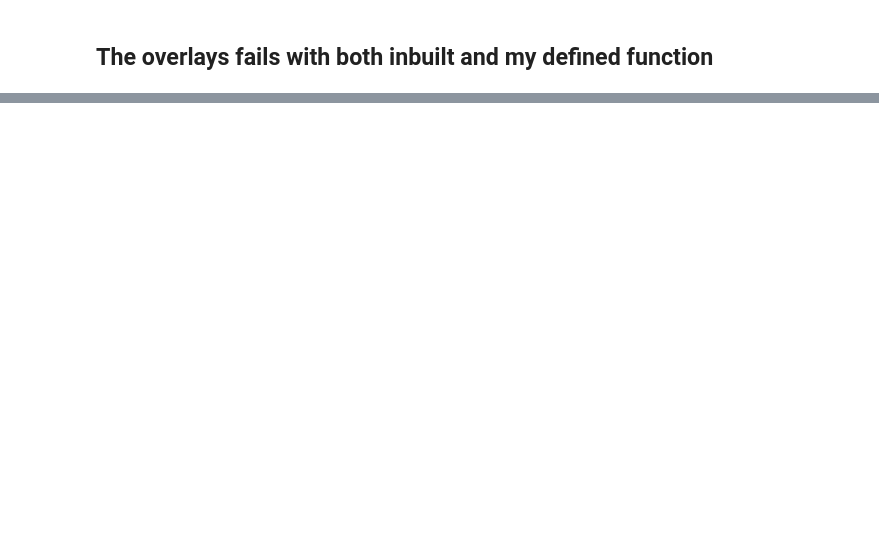
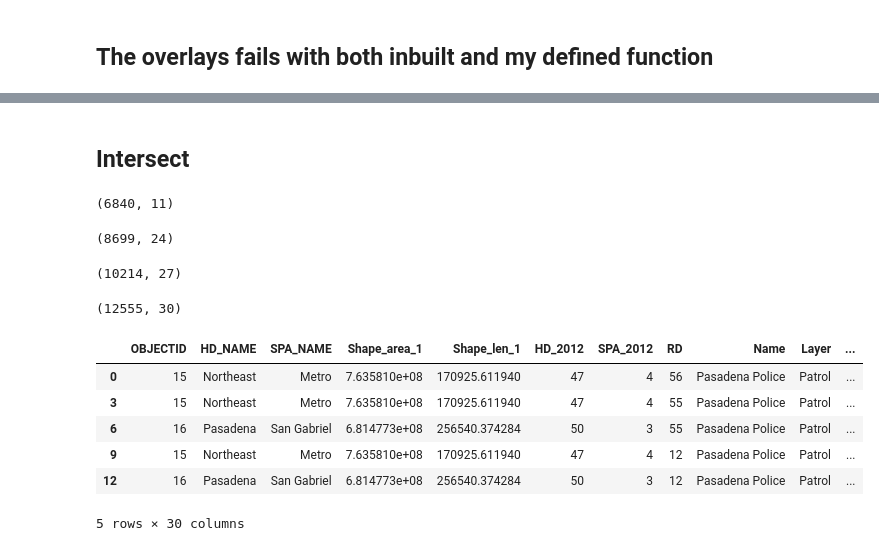
Before and after one commit to gauravcusp/ARGO_Labs, a Jupyter notebook: Week2.ipynb, the cells around one changed output, grey strips where cells are left out. Drawn from its saved outputs; the diff is of its cells as text; code cells hidden in the pictures; blank space fills up the shorter version.

Commit message:
add overlay by Lingyi

```diff
--- a/Week2.ipynb
+++ b/Week2.ipynb
@@ -297,0 +422,32 @@ cdc.head()
+# %% [markdown]
+## Intersect
+# %%
+overlay_shp = spatial_overlays(health_districts, law_enforcement)
+overlay_shp.shape
+# %% [output]
+(6840, 11)
+# %%
+overlay_shp = spatial_overlays(overlay_shp, school_districts)
+overlay_shp.shape
+# %% [output]
+(8699, 24)
+# %%
+overlay_shp = spatial_overlays(overlay_shp, state_senate)
+overlay_shp.shape
+# %% [output]
+(10214, 27)
+# %%
+overlay_shp = spatial_overlays(overlay_shp, congressional_districts)
+overlay_shp.shape
+# %% [output]
+(12555, 30)
+# %%
+overlay_shp.head()
+# %% [output]
+|  | OBJECTID | HD_NAME | SPA_NAME | Shape_area_1 | Shape_len_1 | HD_2012 | SPA_2012 | RD | Name | Layer | ... |
+| 0 | 15 | Northeast | Metro | 7.635810e+08 | 170925.611940 | 47 | 4 | 56 | Pasadena Police | Patrol | ... |
+| 3 | 15 | Northeast | Metro | 7.635810e+08 | 170925.611940 | 47 | 4 | 55 | Pasadena Police | Patrol | ... |
+| 6 | 16 | Pasadena | San Gabriel | 6.814773e+08 | 256540.374284 | 50 | 3 | 55 | Pasadena Police | Patrol | ... |
+| 9 | 15 | Northeast | Metro | 7.635810e+08 | 170925.611940 | 47 | 4 | 12 | Pasadena Police | Patrol | ... |
+| 12 | 16 | Pasadena | San Gabriel | 6.814773e+08 | 256540.374284 | 50 | 3 | 12 | Pasadena Police | Patrol | ... |
+5 rows × 30 columns
```
Also changed, not shown: parts of 10 cells of this notebook.
